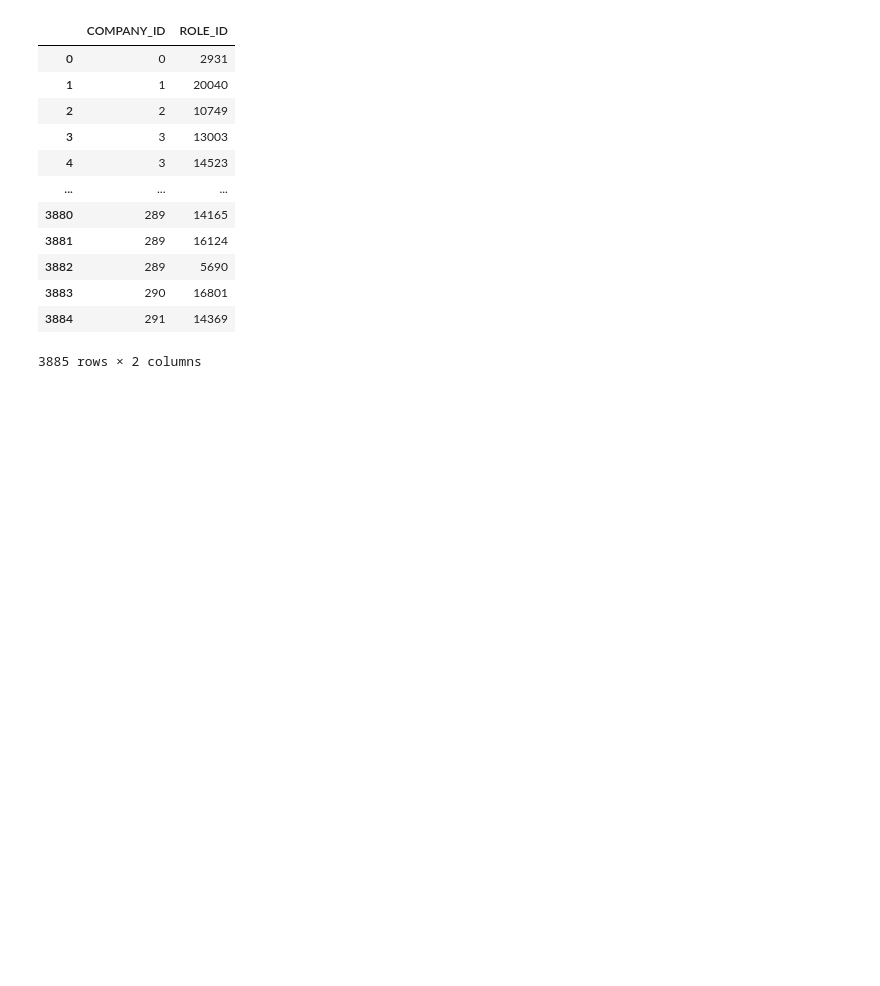
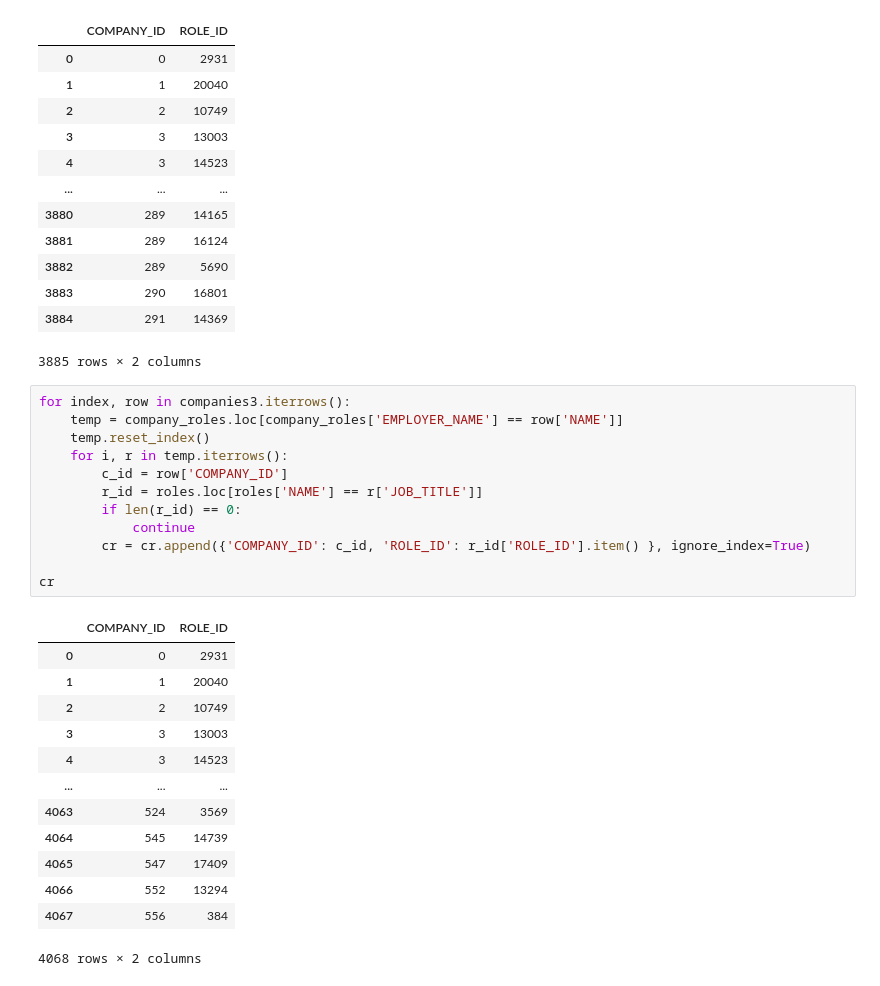
Before and after one commit to ashleyyeah/HFT-Job-Search, a Jupyter notebook: companies/role_analysis.ipynb, the cells around one changed output. Saved outputs shown, nothing was run; the diff lists cells and outputs as text; blank space fills up the shorter version.

```diff
--- a/companies/role_analysis.ipynb
+++ b/companies/role_analysis.ipynb
@@ -164,3 +164,29 @@ cr
 | 3883 | 290 | 16801 |
 | 3884 | 291 | 14369 |
 3885 rows × 2 columns
+# %%
+for index, row in companies3.iterrows():
+    temp = company_roles.loc[company_roles['EMPLOYER_NAME'] == row['NAME']]
+    temp.reset_index()
+    for i, r in temp.iterrows():
+        c_id = row['COMPANY_ID']
+        r_id = roles.loc[roles['NAME'] == r['JOB_TITLE']]
+        if len(r_id) == 0:
+            continue
+        cr = cr.append({'COMPANY_ID': c_id, 'ROLE_ID': r_id['ROLE_ID'].item() }, ignore_index=True)
+
+cr
+# %% [output]
+|  | COMPANY_ID | ROLE_ID |
+| 0 | 0 | 2931 |
+| 1 | 1 | 20040 |
+| 2 | 2 | 10749 |
+| 3 | 3 | 13003 |
+| 4 | 3 | 14523 |
+| ... | ... | ... |
+| 4063 | 524 | 3569 |
+| 4064 | 545 | 14739 |
+| 4065 | 547 | 17409 |
+| 4066 | 552 | 13294 |
+| 4067 | 556 | 384 |
+4068 rows × 2 columns
```
Also changed, not shown: parts of 6 cells of this notebook, 3 other files.
